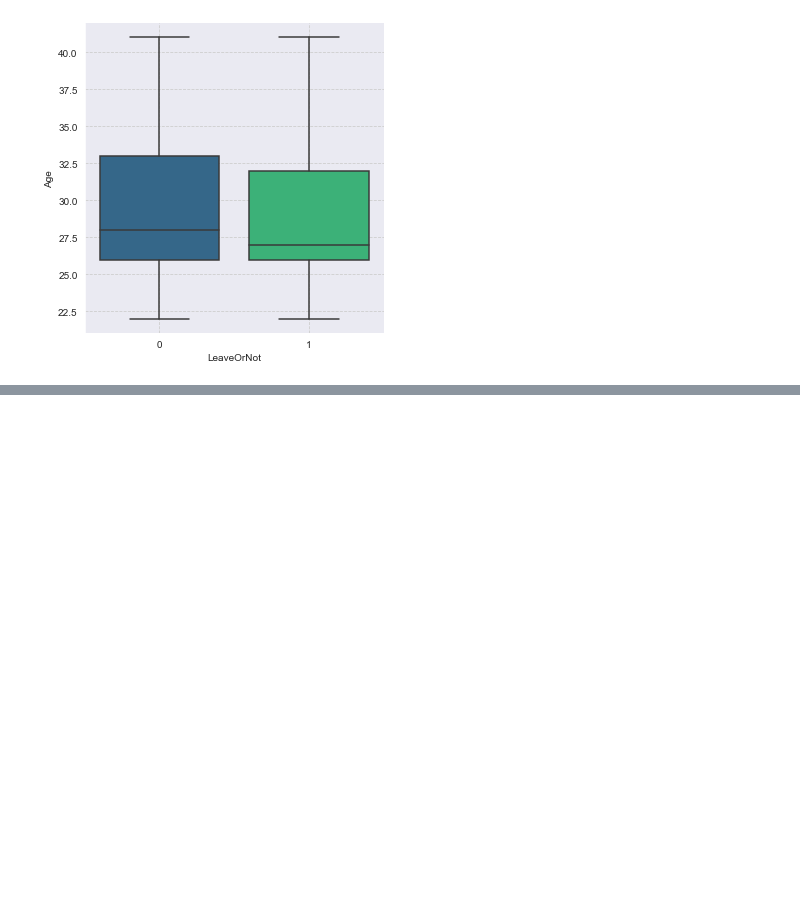
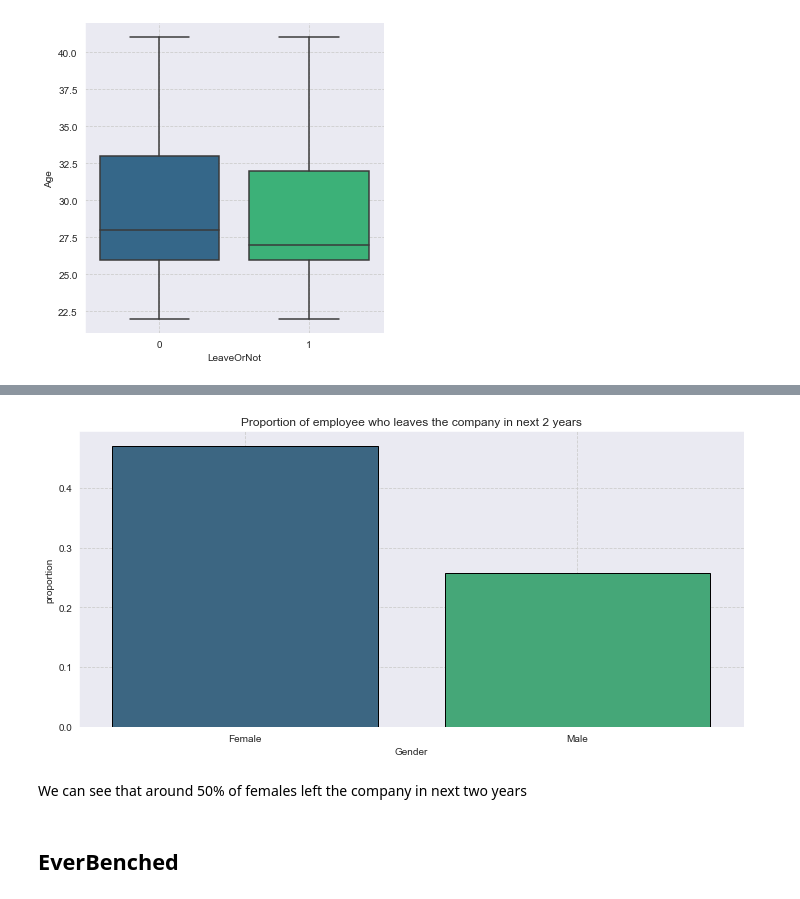
Before and after one commit to apoorv2902/Employee-Prediction, a Jupyter notebook: employee future prediction/employee_pred.ipynb, the cells around one changed output, grey strips where cells are left out. Saved outputs shown, nothing was run; the diff lists cells and outputs as text; code cells hidden in the pictures; blank space fills up the shorter version.

```diff
--- a/employee future prediction/employee_pred.ipynb
+++ b/employee future prediction/employee_pred.ipynb
@@ -318,0 +326,3 @@ plt.show()
+# %%
+d1=pd.DataFrame(df.groupby(['Gender','LeaveOrNot'])['Gender'].count())
+d1
@@ -318,0 +367,14 @@ plt.show()
+# %%
+plt.figure(figsize=(10,5))
+sns.barplot(x=prop_df['Gender'],y=prop_df['proportion'],palette='viridis',edgecolor="black",order=prop_df['Gender'])
+plt.title("Proportion of employee who leaves the company in next 2 years")
+plt.xlabel('Gender')
+plt.tight_layout()
+plt.grid(True)
+plt.show()
+# %% [output]
+[figure, added]
+# %% [markdown]
+We can see that around 50% of females left the company in next two years
+# %% [markdown]
+## EverBenched
```
Also changed, not shown: parts of 50 cells of this notebook.
